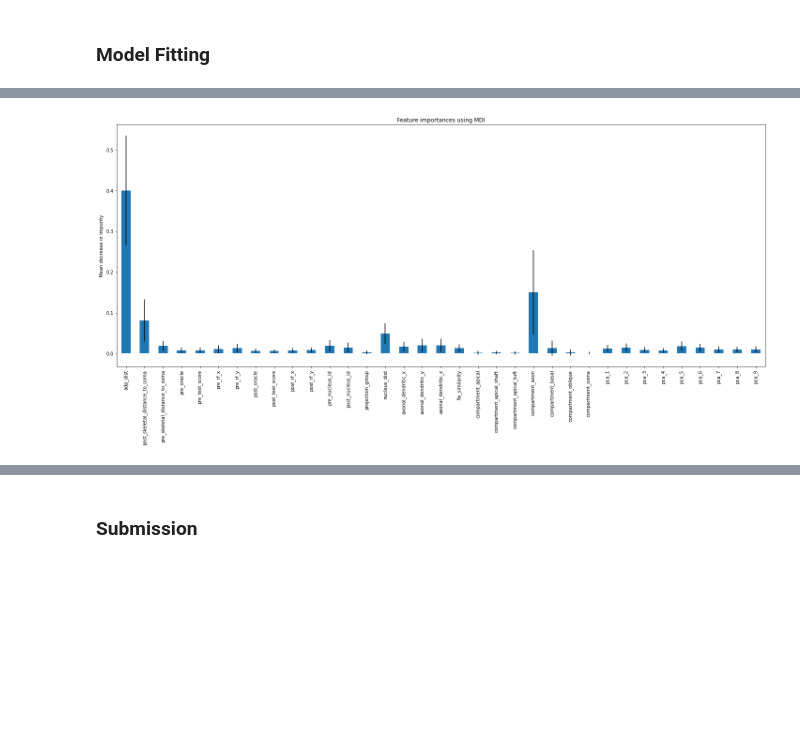
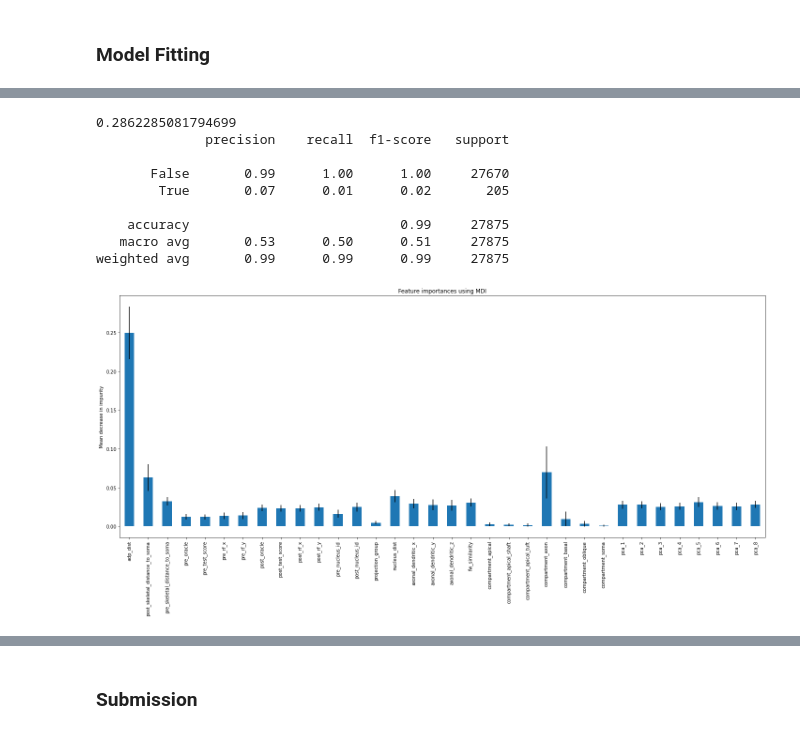
Before and after one commit to ScripterKSG/Neuro_Competition, a Jupyter notebook: Neuro Competition.ipynb, the cells around one changed output, grey strips where cells are left out. Drawn from its saved outputs; the diff is of its cells as text; code cells hidden in the pictures; blank space fills up the shorter version.

Commit message:
fixed ordering of randomoversampling and train_test split; must split before oversampling. Add more tuning parameters to models.

```diff
--- a/Neuro Competition.ipynb
+++ b/Neuro Competition.ipynb
@@ -312,7 +323,7 @@ from sklearn.decomposition import PCA
 def dim_reduction(data):
     # Run PCA to reduce the number of embedding features
     # Specify the number of components you want to retain
-    num_components = int(np.sqrt(len(data.columns))) # Adjust based on your analysis
+    num_components = 8
 
     pca = PCA(n_components=num_components)
     embeddings_pca = pca.fit_transform(data.iloc[:, -64:])
@@ -411,8 +423,7 @@ from sklearn.metrics import roc_curve, roc_auc_score
 
 skf = StratifiedKFold(n_splits=5, shuffle=True, random_state=42)
 
-
-model = LogisticRegressionCV(random_state = 42)
+model = LogisticRegressionCV(random_state = 42, max_iter = 300, n_jobs = -1)
 model.fit(X_train, np.ravel(y_train))
 yhat = model.predict(X_valid)
 
@@ -454,13 +465,33 @@ weighted avg       0.80      0.72      0.70     36894
 # %%
 from sklearn.ensemble import RandomForestClassifier
+from sklearn.model_selection import RandomizedSearchCV
+import time
 
 
-modelRF = RandomForestClassifier(max_features = 5, max_depth = 8, random_state = 42)
-modelRF.fit(X_train, np.ravel(y_train))
-yhat = modelRF.predict(X_valid)
 
-loss = log_loss(yhat, y_valid)
-print(loss)
+paramsRF = {
+    'bootstrap': [True, False],
+    'min_samples_split': [2, 5, 10],
+    'min_samples_leaf': [1, 2, 4],
+    'max_depth': [2, 4, 6, 8, 10, 20, None],
+    'max_features': [2, 3, 4, 5, 'sqrt'],
+    'class_weight':[None, 'balanced', 'balanced_subsample']
+    }
 
+
+
+modelRF = RandomForestClassifier(n_estimators = 300, oob_score = True, n_jobs = -1,
+                                 random_state = 42)
+
+random_searchRF = RandomizedSearchCV(modelRF, param_distributions=paramsRF,
+                                   n_iter=30, scoring='f1',
+                                   n_jobs=-1, cv=skf.split(X_train,y_train), verbose=3, random_state=42 )
+
+start = time.time()
+random_searchRF.fit(X_train, y_train)
+end = time.time()
+print(end - start)
+
+yhat = random_searchRF.predict(X_valid)
 print(classification_report(y_valid, yhat))
 # %% [output]
@@ -476,15 +559,31 @@ weighted avg       0.87      0.85      0.85     36894
 # %%
+modelRF.fit(X_train, y_train)
+
+yhat = modelRF.predict(X_valid)
+
+print(log_loss(yhat, y_valid))
+print(classification_report(y_valid, yhat))
+
 importances = modelRF.feature_importances_
 std = np.std([tree.feature_importances_ for tree in modelRF.estimators_], axis=0)
 
 forest_importances = pd.Series(importances, index=X.columns)
 
 fig, ax = plt.subplots()
 forest_importances.plot.bar(yerr=std, ax=ax, figsize = (20,10))
 ax.set_title("Feature importances using MDI")
 ax.set_ylabel("Mean decrease in impurity")
 fig.tight_layout()
 # %% [output]
+0.2862285081794699
+              precision    recall  f1-score   support
+
+       False       0.99      1.00      1.00     27670
+        True       0.07      0.01      0.02       205
+
+    accuracy                           0.99     27875
+   macro avg       0.53      0.50      0.51     27875
+weighted avg       0.99      0.99      0.99     27875
-[figure, old version]
+[figure, new version]
 # %%
 from xgboost import XGBClassifier
```
Also changed, not shown: parts of 18 cells of this notebook.
